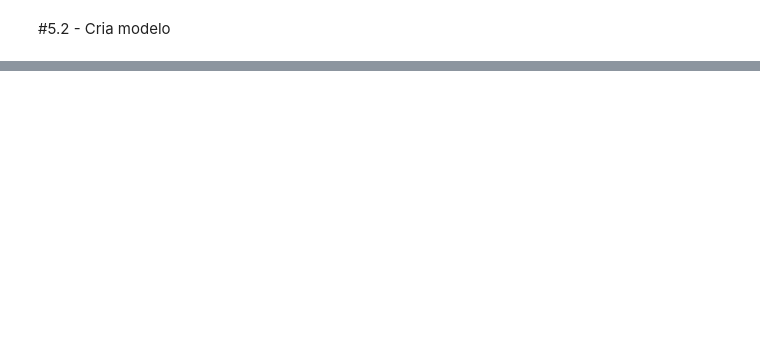
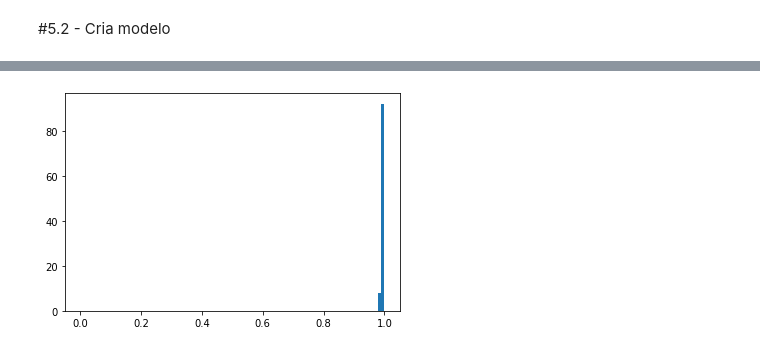
Before and after one commit to mfilipak/AFRAC_IA, a Jupyter notebook: 002_Embeddings1_Portal_da_Transparência.ipynb, the cells around one changed output, grey strips where cells are left out. Cells and saved outputs as stored; diff of their text form; code cells hidden in the pictures; blank space fills up the shorter version.

```diff
--- a/002_Embeddings1_Portal_da_Transparência.ipynb
+++ b/002_Embeddings1_Portal_da_Transparência.ipynb
@@ -374,0 +429,12 @@ array([ 0.01882276, -0.04699792,  0.03210271, -0.00119155, -0.02704529,
+# %%
+dotprodstt = []
+for i in range(100):
+  test_doc = ["tomate"]
+  a = model.infer_vector(test_doc)
+  test_doc = ["tomate"]
+  b = model.infer_vector(test_doc)
+  dotprodstt += [cos_sim(a,b)]
+plt.hist(dotprodstt, bins=100, range=(0,1))
+plt.show()
+# %% [output]
+[figure, added]
```
Also changed, not shown: parts of 23 cells of this notebook.
